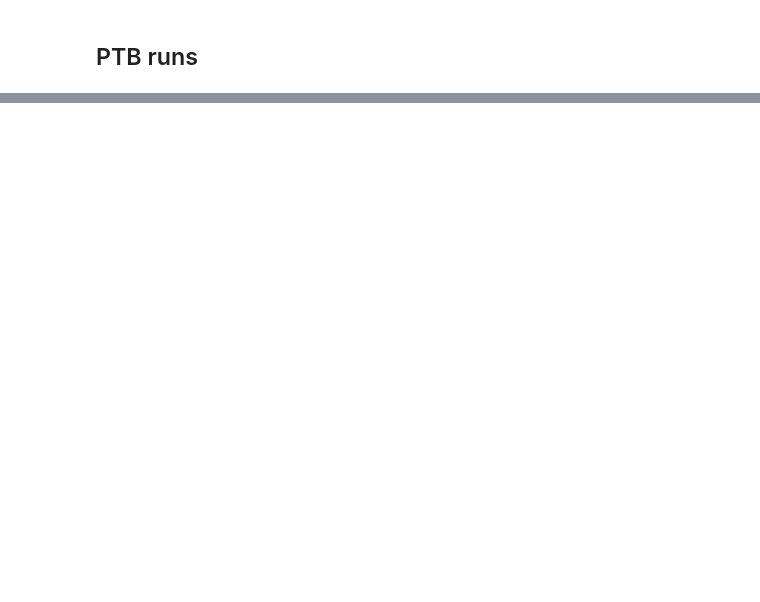
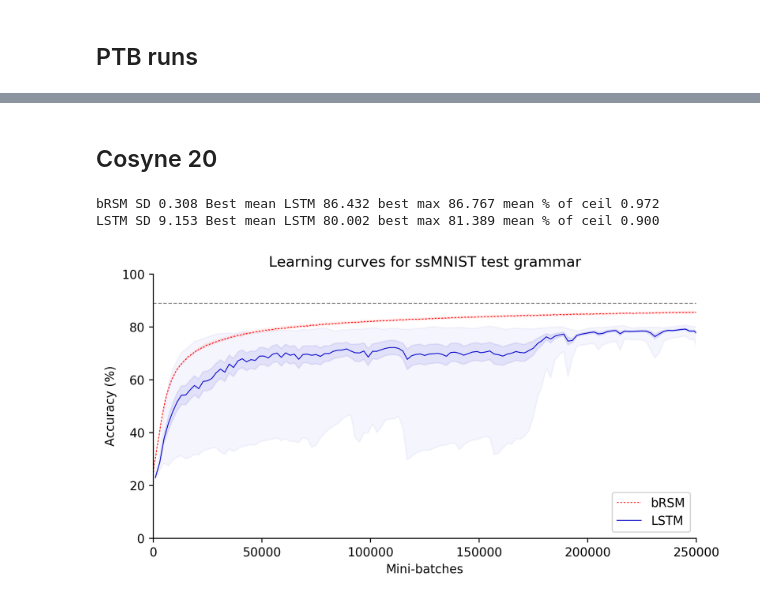
Before and after one commit to numenta/nupic.research, a Jupyter notebook: projects/rsm/notebooks/extract_paper_plots.ipynb, the cells around one changed output, grey strips where cells are left out. Saved outputs shown, nothing was run; the diff lists cells and outputs as text; code cells hidden in the pictures; blank space fills up the shorter version.

```diff
--- a/projects/rsm/notebooks/extract_paper_plots.ipynb
+++ b/projects/rsm/notebooks/extract_paper_plots.ipynb
@@ -160,0 +234,44 @@ Flat_PTB_Abl_StaticDecay best ppl 107.26323699951172
+# %% [markdown]
+## Cosyne 20
+# %%
+
+LW = 0.7
+MAX_MB =250000
+fig, ax = plt.subplots(1, 1, dpi=250, figsize=(8, 4))
+plt.subplots_adjust(hspace=0.4)
+
+### Showing bRSM and best LSTM in plt 1
+
+# xaxis, mean, se, sd, count, mins, maxs = mean_sd_series_in_folder(RSM_BASE + "SMNIST/Best RSM/pbRSM", key='acc', rsm=True)
+# plot_mean_sd(ax, xaxis, mean, se, sd, "bRSM (partitioned)", 'red', mins, maxs, with_range=True)
+
+xaxis, mean, se, sd, count, mins, maxs = mean_sd_series_in_folder(RSM_BASE + "SMNIST/Best RSM/bRSM", key='acc', rsm=True)
+plot_mean_sd(ax, xaxis, mean, se, sd, "bRSM", 'red', mins, maxs, dashes=(2, 2), with_range=True)
+
+# BEST_LSTM = "mbs 100 k2 30"
+# label = "$mbs=100$ $k_2=30$"
+BEST_LSTM = "mbs cont k2 30"
+label = "$mbs=cont$ $k_2=30$"
+color_dash = ("#0000CC", (None, None))
+xaxis, mean, se, sd, count, mins, maxs = mean_sd_series_in_folder(RSM_BASE + 'SMNIST/LSTM Variance/nhid450/' + BEST_LSTM)
+plot_mean_sd(ax, xaxis, mean, se, sd, "LSTM", color_dash[0], mins, maxs, color_dash[1], with_range=True)
+
+ax.set_title("Learning curves for ssMNIST test grammar")
+
+for ax in [ax]:
+    ax.set_xlabel("Mini-batches")
+    ax.legend(loc='lower right')
+    ax.set_ylabel("Accuracy (%)")
+    ax.set_ylim((0, 100))
+    ax.set_xlim((0, MAX_MB))
+    ax.spines['top'].set_visible(False)
+    ax.spines['right'].set_visible(False)
+    ax.plot([0, MAX_MB], [ACC_CEIL, ACC_CEIL], c='gray', dashes=[4, 2], linewidth=LW)
+
+
+plt.savefig('./Charts/ssmnist_mean_sd_acc_cosyne.png')
+plt.show()
+# %% [output]
+bRSM SD 0.308 Best mean LSTM 86.432 best max 86.767 mean % of ceil 0.972
+LSTM SD 9.153 Best mean LSTM 80.002 best max 81.389 mean % of ceil 0.900
+[figure, added]
```
Also changed, not shown: parts of 10 cells of this notebook, 4 other files.
